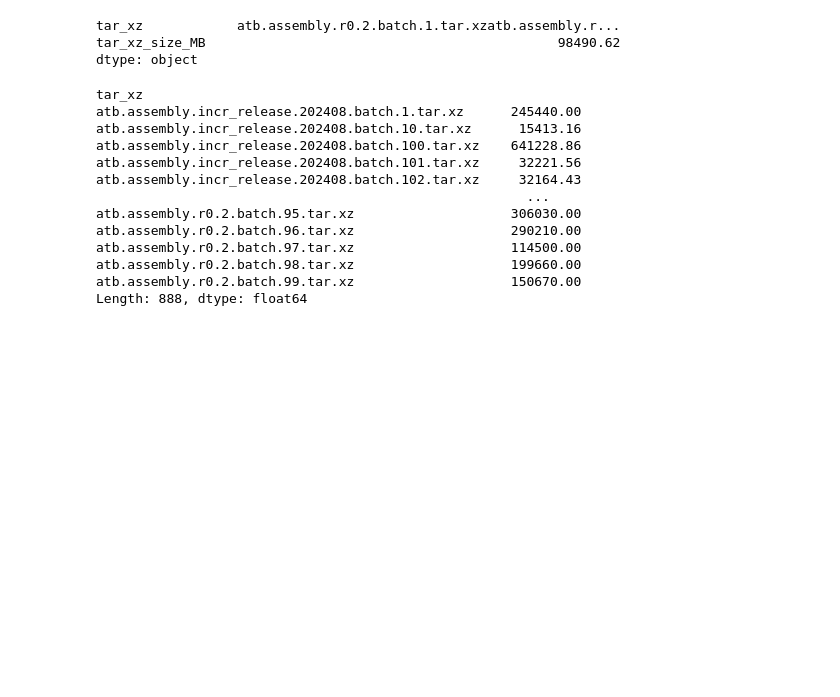
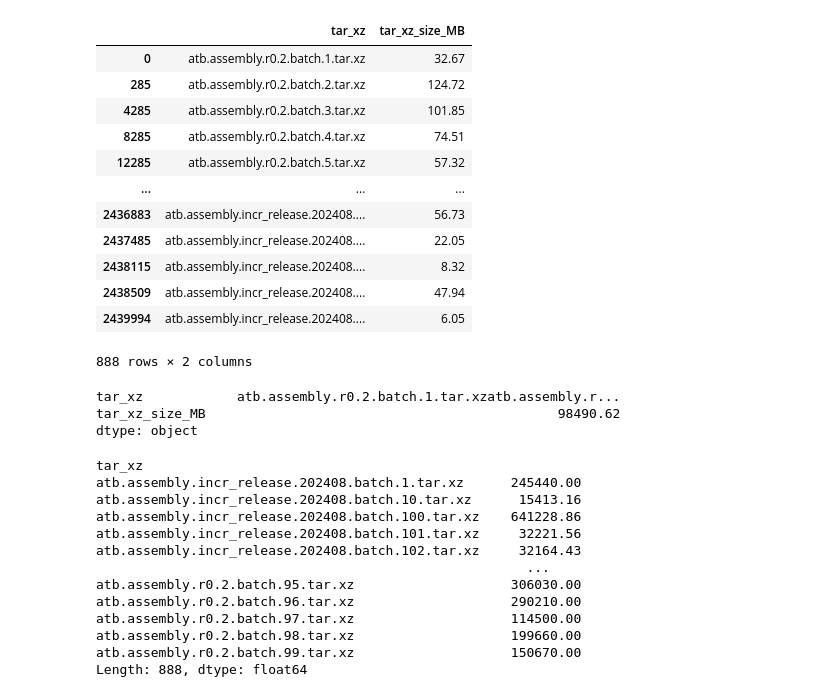
Before and after one commit to tam-km-truong/Workspace, a Jupyter notebook: jupyter_notebook/phylo_AllTheBacteria_filelist.ipynb, the cells around one changed output. Drawn from its saved outputs; the diff is of its cells as text; code cells hidden in the pictures; blank space fills up the shorter version.

```diff
--- a/jupyter_notebook/phylo_AllTheBacteria_filelist.ipynb
+++ b/jupyter_notebook/phylo_AllTheBacteria_filelist.ipynb
@@ -20,11 +20,27 @@ length: 2440377
 # %%
 fsizes=file_list[['tar_xz','tar_xz_size_MB']]
 fsizes = fsizes.drop_duplicates()
-fsizes.sum()
+fsizes
 # %% [output]
+|  | tar_xz | tar_xz_size_MB |
+| 0 | atb.assembly.r0.2.batch.1.tar.xz | 32.67 |
+| 285 | atb.assembly.r0.2.batch.2.tar.xz | 124.72 |
+| 4285 | atb.assembly.r0.2.batch.3.tar.xz | 101.85 |
+| 8285 | atb.assembly.r0.2.batch.4.tar.xz | 74.51 |
+| 12285 | atb.assembly.r0.2.batch.5.tar.xz | 57.32 |
+| ... | ... | ... |
+| 2436883 | atb.assembly.incr_release.202408.... | 56.73 |
+| 2437485 | atb.assembly.incr_release.202408.... | 22.05 |
+| 2438115 | atb.assembly.incr_release.202408.... | 8.32 |
+| 2438509 | atb.assembly.incr_release.202408.... | 47.94 |
+| 2439994 | atb.assembly.incr_release.202408.... | 6.05 |
-tar_xz            atb.assembly.r0.2.batch.1.tar.xzatb.assembly.r...
-tar_xz_size_MB                                             98490.62
-dtype: object
+888 rows × 2 columns
+# %%
+fsizes.sum()
+# %% [output]
+tar_xz            atb.assembly.r0.2.batch.1.tar.xzatb.assembly.r...
+tar_xz_size_MB                                             98490.62
+dtype: object
 # %%
 sizes=fsizes.groupby('tar_xz')
 # %%
```
Also changed, not shown: 7 other files.
